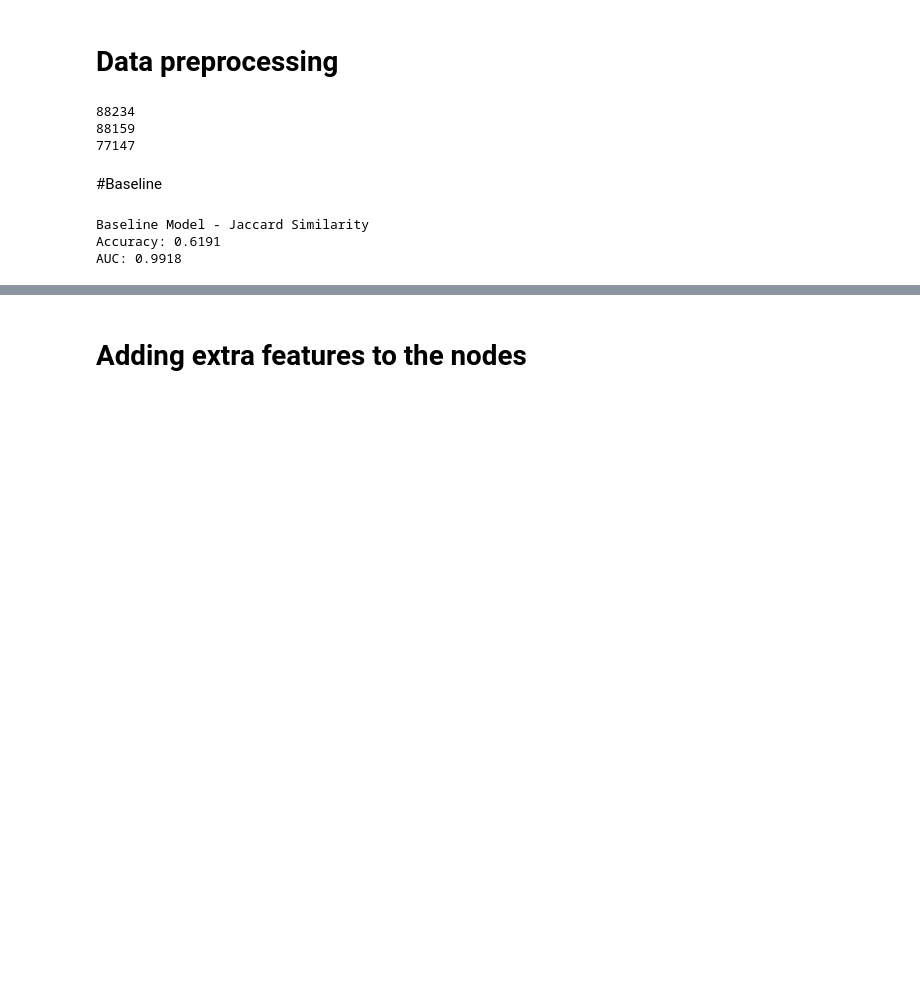
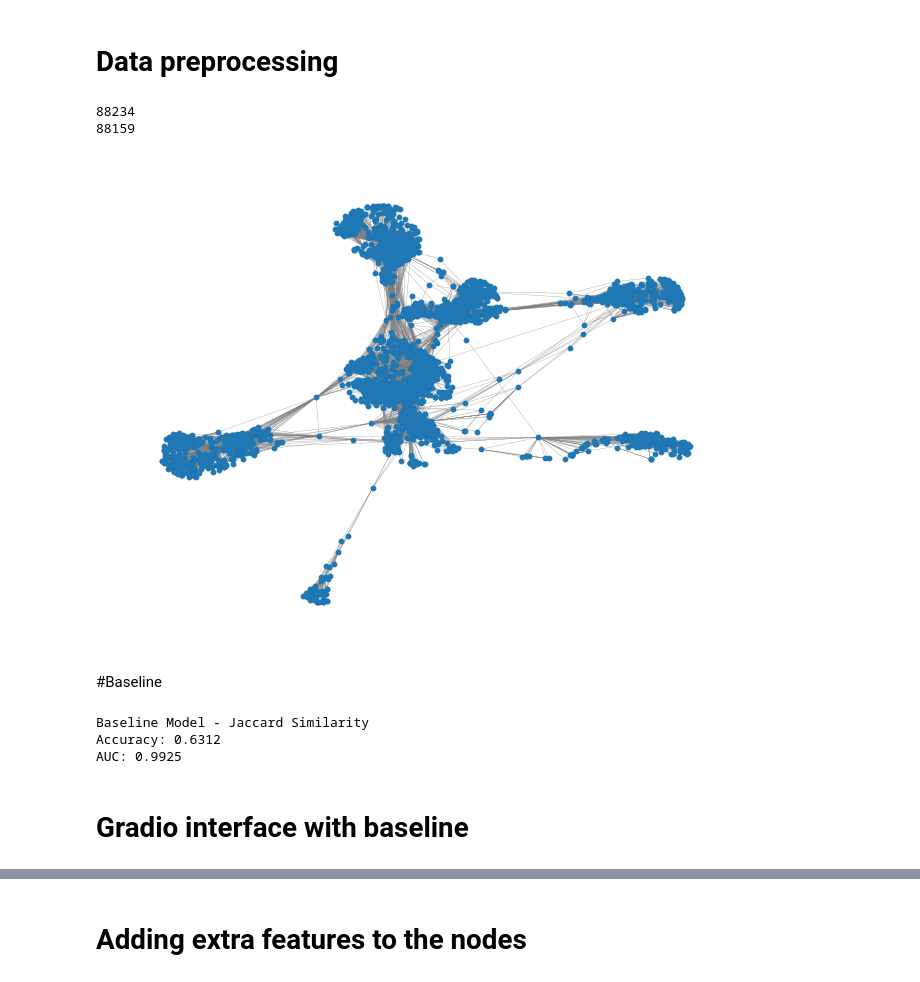
Before and after one commit to Batuhun/deeplearning-hazi, a Jupyter notebook: Code.ipynb, the cells around one changed output, grey strips where cells are left out. Saved outputs shown, nothing was run; the diff lists cells and outputs as text; code cells hidden in the pictures; blank space fills up the shorter version.

```diff
--- a/Code.ipynb
+++ b/Code.ipynb
@@ -142,20 +183,40 @@ edges_list = list(set([tuple(sorted(edge)) for edge in edges_list]))
 edges_list = [edge for edge in edges_list if degrees[edge[0]] > 1 and degrees[edge[1]] > 1]
 print(len(edges_list))
 # remove top 1% of nodes with highest degrees
-high_degree_threshold = 0.99
-threshold = np.percentile(list(degrees.values()), 99)
-edges_list = [edge for edge in edges_list if degrees[edge[0]] < threshold and degrees[edge[1]] < threshold]
-print(len(edges_list))
+# high_degree_threshold = 0.99
+# threshold = np.percentile(list(degrees.values()), 99)
+# edges_list = [edge for edge in edges_list if degrees[edge[0]] < threshold and degrees[edge[1]] < threshold]
+# print(len(edges_list))
 # %% [output]
 88234
 88159
-77147
+# %%
+
+graph = nx.Graph()
+# Load the original graph from the edge list
+graph.add_edges_from(edges_list)
+
+# Generate a spring layout for the graph (force-directed)
+pos = nx.spring_layout(graph, seed=42)  # Seed for consistent layout
+
+# Draw the graph with smaller nodes and edges
+nx.draw(
+    graph,
+    pos,
+    node_size=10,       # Smaller nodes
+    edge_color='#808080',
+    width=0.2,          # Thinner edges
+    edge_cmap=plt.cm.Blues,
+    with_labels=False   # No labels
+)
+
+# Show the plot
+plt.show()
+# %% [output]
+[figure, added]
 # %% [markdown]
 #Baseline
 # %%
-import networkx as nx
-import numpy as np
-from sklearn.metrics import accuracy_score, roc_auc_score
 
 # Step 1: Build the Graph from the Edge List
 def build_graph(edge_list):
@@ -204,7 +265,7 @@ all_scores = np.concatenate([positive_scores, negative_scores])
 labels = np.concatenate([np.ones(len(positive_scores)), np.zeros(len(negative_scores))])
 
 # Set a threshold to classify edges as "connected" or "not connected"
-threshold = 0.5  # Adjust as needed
+threshold = 0.5
 predictions = (all_scores >= threshold).astype(int)
 
 # Calculate evaluation metrics
@@ -217,5 +278,7 @@ print(f"Accuracy: {accuracy:.4f}")
 print(f"AUC: {auc:.4f}")
 # %% [output]
 Baseline Model - Jaccard Similarity
-Accuracy: 0.6191
-AUC: 0.9918
+Accuracy: 0.6312
+AUC: 0.9925
+# %% [markdown]
+# Gradio interface with baseline
```
Also changed, not shown: parts of 15 cells of this notebook, 1 other file.
